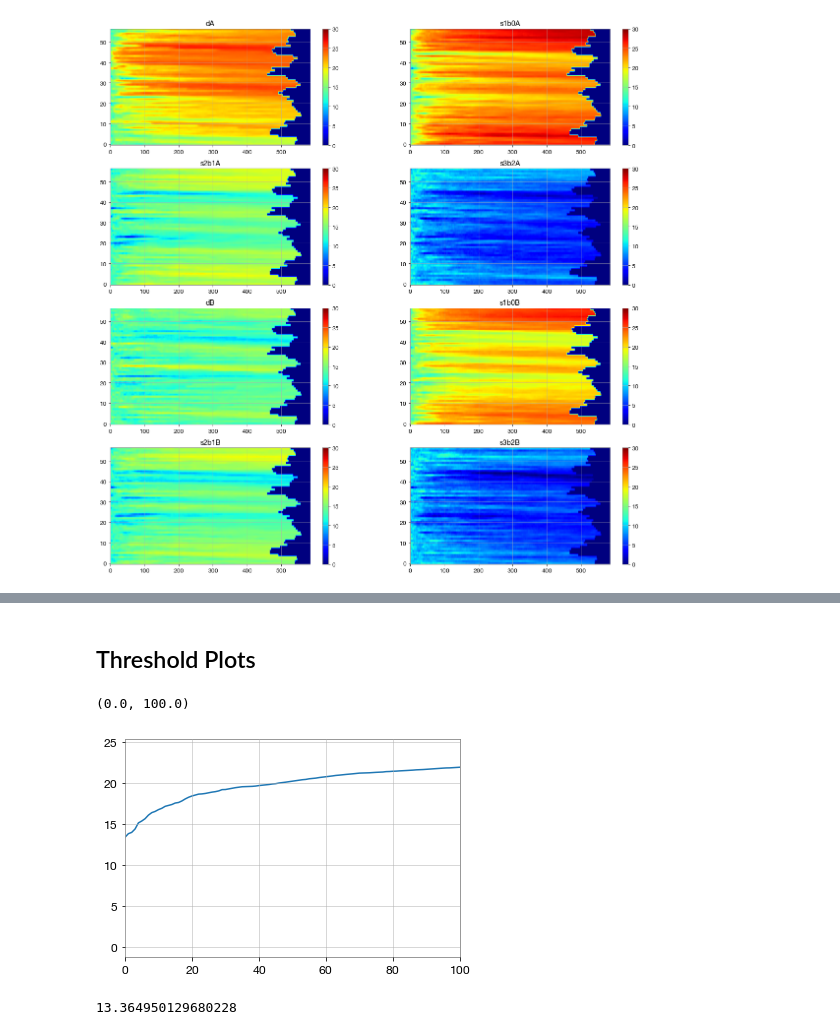
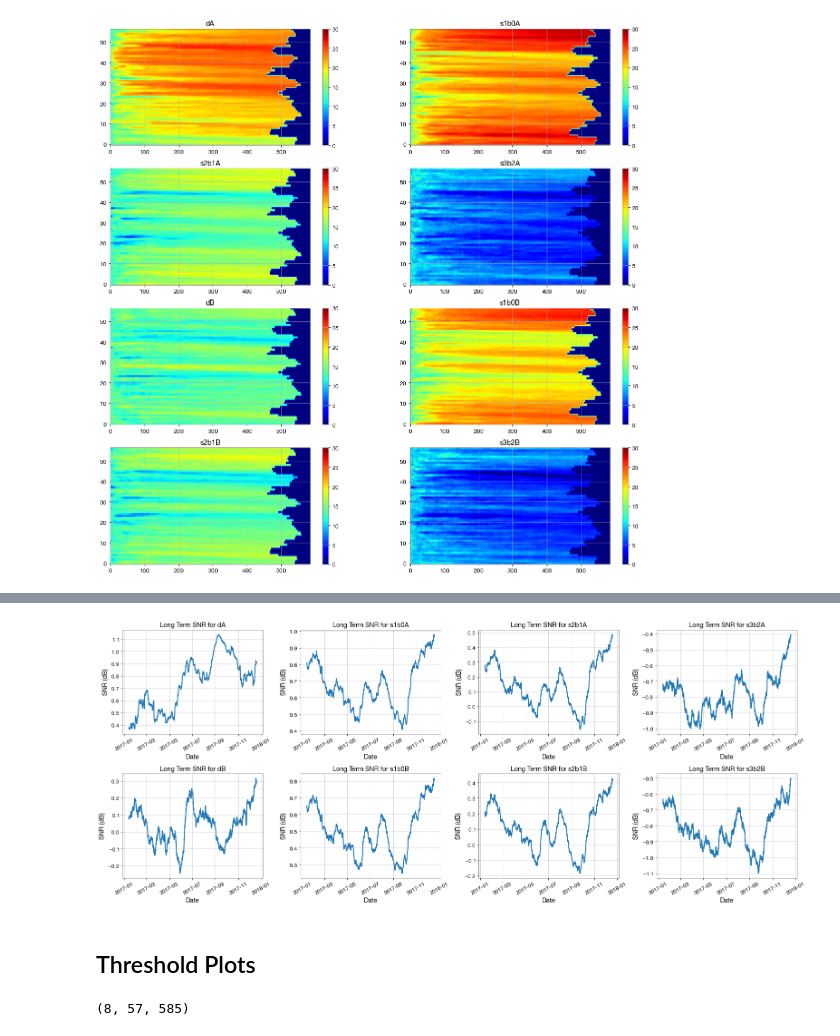
Before and after one commit to John-Ragland/Noise_Interferometry, a Jupyter notebook: Scripts/SNR_Analysis2.ipynb, the cells around one changed output, grey strips where cells are left out. Saved outputs shown, nothing was run; the diff lists cells and outputs as text; code cells hidden in the pictures.

```diff
--- a/Scripts/SNR_Analysis2.ipynb
+++ b/Scripts/SNR_Analysis2.ipynb
@@ -74,12 +109,45 @@ fig2.savefig('SNR_plots_no_gap.png',dpi=300)
+# %%
+peak_names = ['dA','s1b0A','s2b1A','s3b2A', 'dB','s1b0B','s2b1B','s3b2B']
+count = 0
+fig, axes = plt.subplots(2,4, figsize=(22,9))
+for ax in fig.get_axes():
+
+    snr_enr = nccfs_601.snr_of_peak_energy(peak_names[count])
+    snr_amp, _, _ = nccfs_601.snr_of_peak_amp(peak_names[count])
+
+    #ax.plot(nccfs_601.dates, snr_amp, linewidth=2)
+    ax.plot(nccfs_601.dates, snr_enr, linewidth=2)
+
+    #ax.legend(['101 Hours','301 Hours','601 Hours'],loc='lower right')
+    ax.set_title(f'Long Term SNR for {peak_names[count]}')
+    ax.set_ylabel('SNR (dB)')
+    ax.set_xlabel('Date')
+
+    plt.sca(ax)
+    plt.xticks(rotation=30)
+    count = count + 1
+plt.tight_layout()
+
+fig.savefig('Long_Term_SNR_601_energy_c.png',dpi=200)
+# %% [output]
+[figure, added]
 # %% [markdown]
 ## Threshold Plots
-# %%
-plt.plot(np.mean(np.squeeze(SNRs_no_gap[1,:,:]),axis=0))
-plt.xlim([0,100])
-# %% [output]
-(0.0, 100.0)
-[figure, removed]
-# %%
-np.mean(np.squeeze(SNRs_no_gap[1,:,:]),axis=0)[0]
-# %% [output]
-13.364950129680228
+# %%
+filename = 'SNRs.pkl'
+with open(filename, 'rb') as f:
+    SNRs = pickle.load(f)
+
+print(SNRs.shape)
+
+# Create Date Array
+base = datetime.datetime(2017, 1, 1)
+dates = np.array([base + datetime.timedelta(hours=i) for i in range(8760)])
+
+for k in range(len(dates)):
+    dates[k] = dates[k].strftime('%Y-%m-%d')
+hours = np.arange(1,SNRs.shape[2])
+yticks = [0, 10, 20, 30, 40, 50]
+ytick_labels = dates[np.array(yticks)*147]
+# %% [output]
+(8, 57, 585)
```
Also changed, not shown: parts of 19 cells of this notebook, 2 other files.
